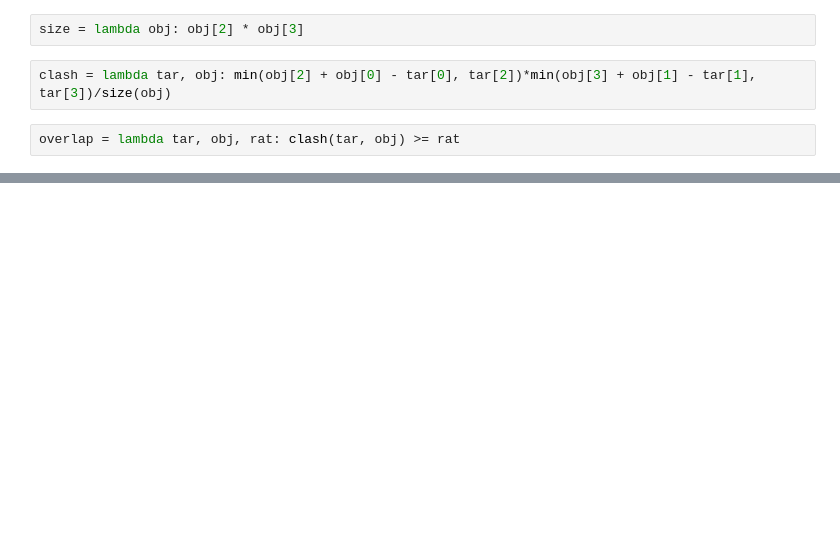
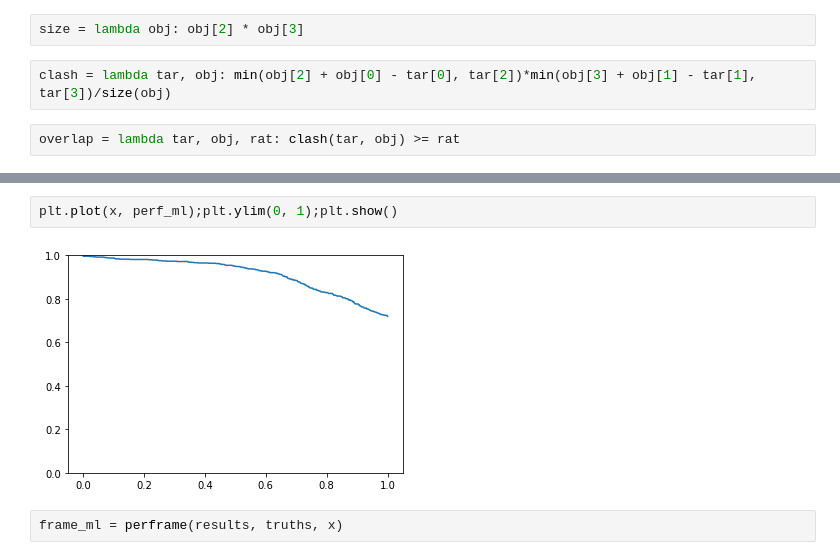
Before and after one commit to HYU-KaggleStudy/Visual-Tracking, a Jupyter notebook: labs/AUC.ipynb, the cells around one changed output, grey strips where cells are left out. Saved outputs shown, nothing was run; the diff lists cells and outputs as text; blank space fills up the shorter version.

```diff
--- a/labs/AUC.ipynb
+++ b/labs/AUC.ipynb
@@ -24 +58,7 @@ sum(AUC) / 100
+# %%
+plt.plot(x, perf_ml);plt.ylim(0, 1);plt.show()
+# %% [output]
+[figure, added]
+# %%
+frame_ml = perframe(results, truths, x)
 # %%
```
Also changed, not shown: parts of 18 cells of this notebook, 3 other files.
